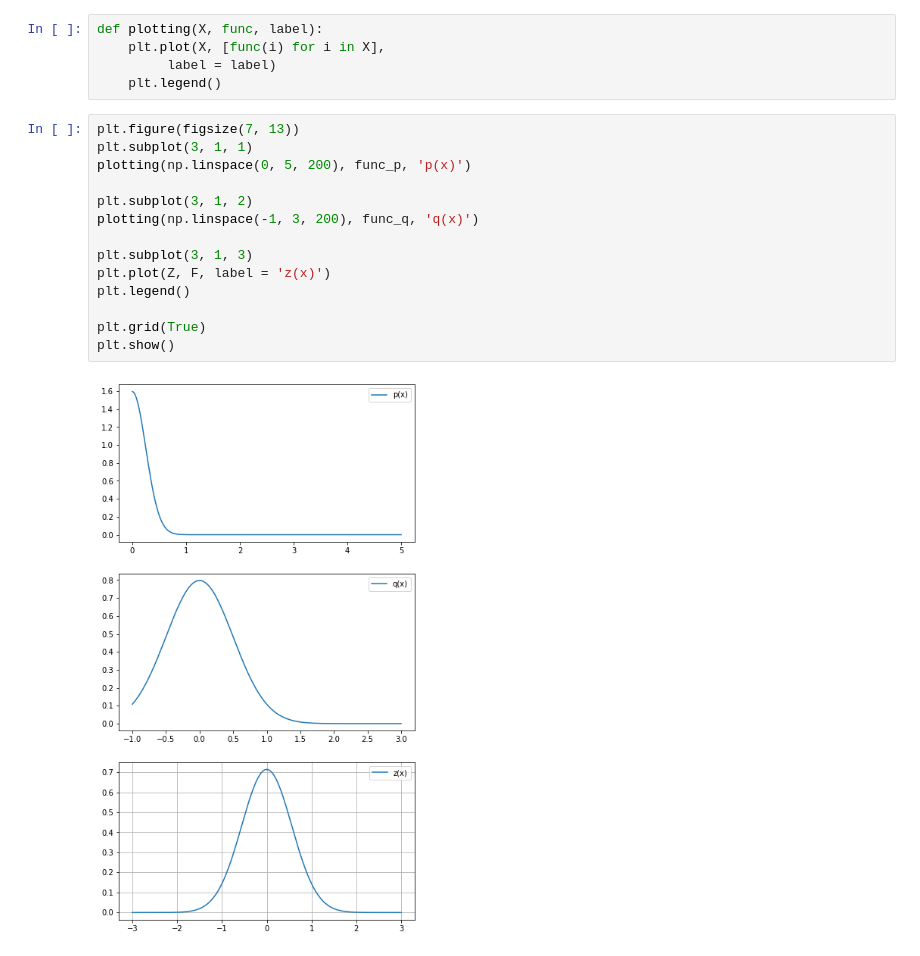
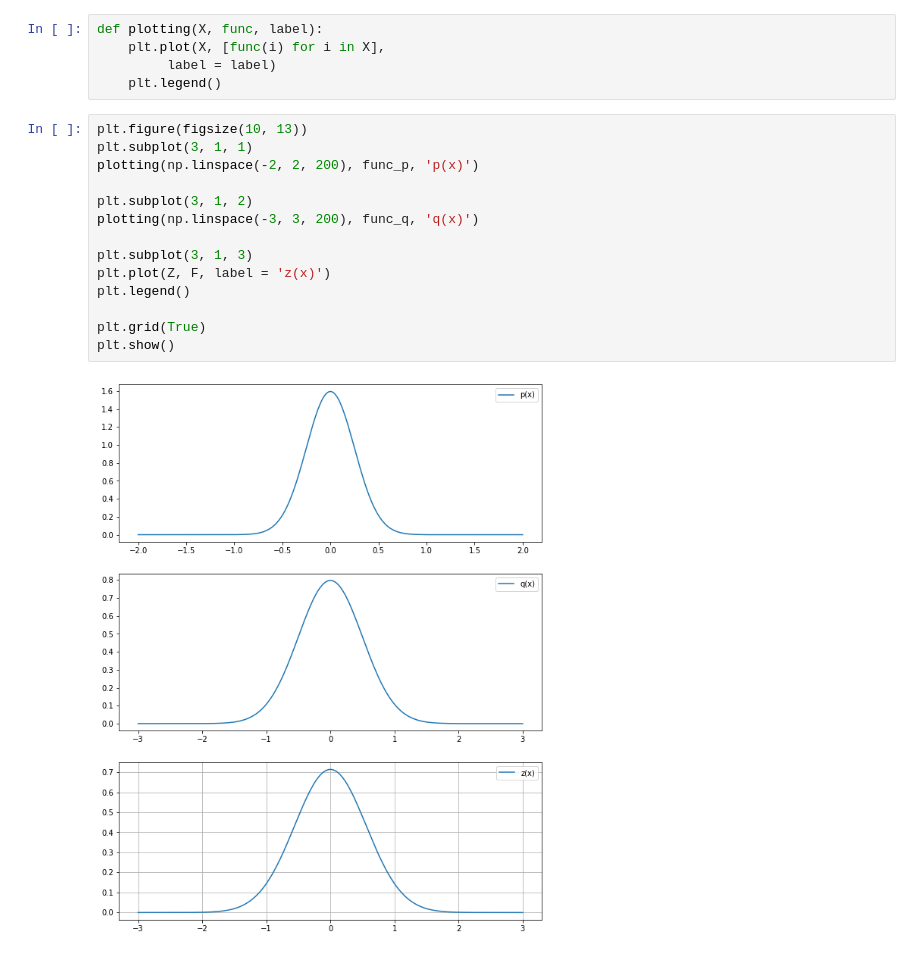
Before and after one commit to Nexls/num_methods, a Jupyter notebook: Lab_3_1.ipynb, the cells around one changed output. Cells and saved outputs as stored; diff of their text form.

```diff
--- a/Lab_3_1.ipynb
+++ b/Lab_3_1.ipynb
@@ -135,18 +138,18 @@ def plotting(X, func, label):
          label = label)
     plt.legend()
 # %%
-plt.figure(figsize(7, 13))
+plt.figure(figsize(10, 13))
 plt.subplot(3, 1, 1)
-plotting(np.linspace(0, 5, 200), func_p, 'p(x)')
+plotting(np.linspace(-2, 2, 200), func_p, 'p(x)')
 
 plt.subplot(3, 1, 2)
-plotting(np.linspace(-1, 3, 200), func_q, 'q(x)')
+plotting(np.linspace(-3, 3, 200), func_q, 'q(x)')
 
 plt.subplot(3, 1, 3)
 plt.plot(Z, F, label = 'z(x)')
 plt.legend()
 
 plt.grid(True)
 plt.show()
 # %% [output]
-[figure, old version]
+[figure, new version]
```
Also changed, not shown: parts of 6 cells of this notebook, 2 other files.
